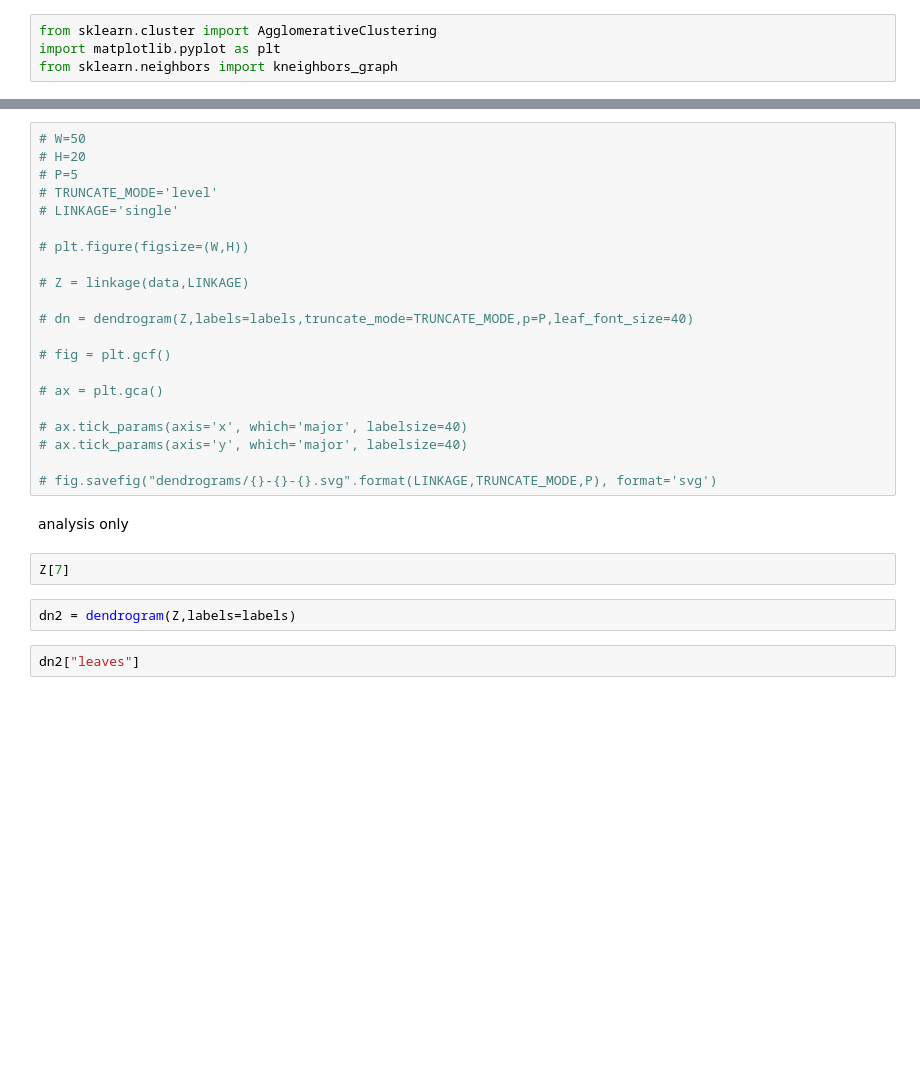
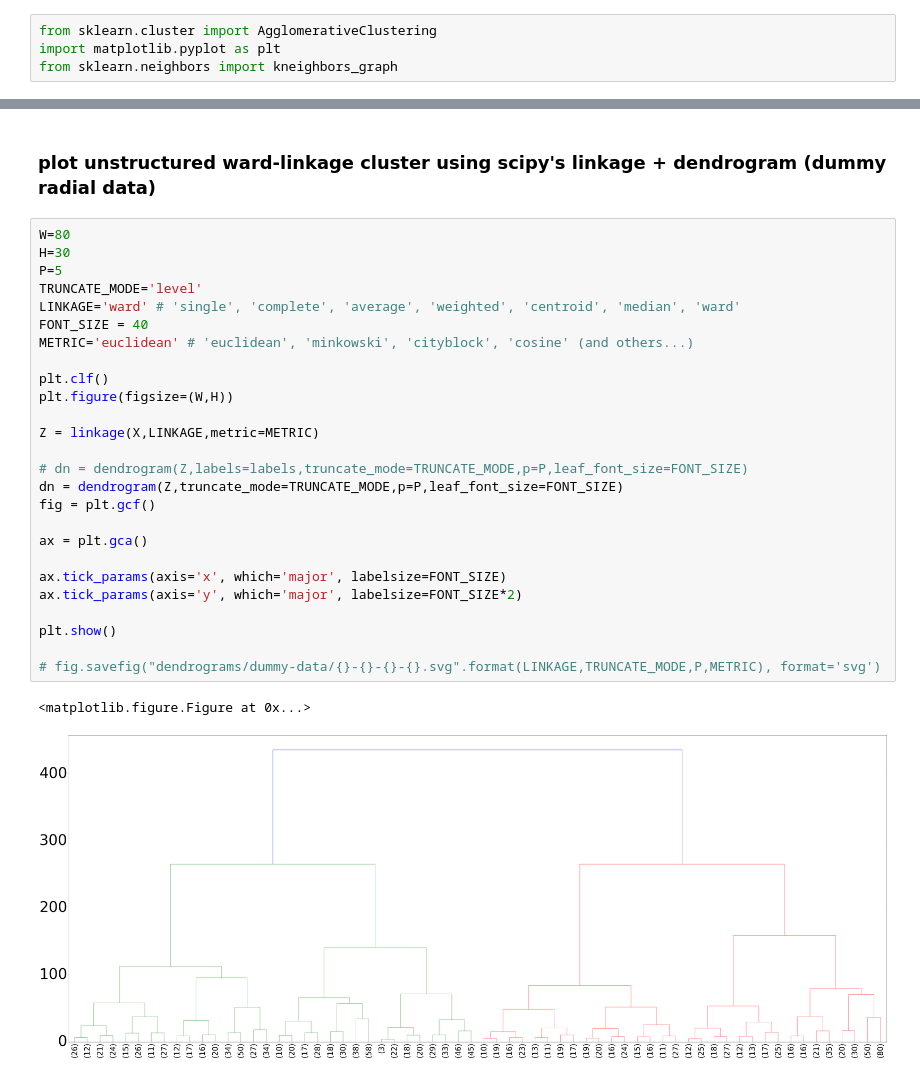
Before and after one commit to queirozfcom/auto-tagger, a Jupyter notebook: notebooks/tag-hierarchy/experimenting-with-hierarchical-clustering.ipynb, the cells around one changed output, grey strips where cells are left out. Cells and saved outputs as stored; diff of their text form; blank space fills up the shorter version.

```diff
--- a/notebooks/tag-hierarchy/experimenting-with-hierarchical-clustering.ipynb
+++ b/notebooks/tag-hierarchy/experimenting-with-hierarchical-clustering.ipynb
@@ -120,29 +126,31 @@ kneighbors_graph(X, 30, include_self=False)
+# %% [markdown]
+### plot unstructured ward-linkage cluster using scipy's linkage + dendrogram (dummy radial data)
 # %%
-# W=50
-# H=20
-# P=5
-# TRUNCATE_MODE='level'
-# LINKAGE='single'
+W=80
+H=30
+P=5
+TRUNCATE_MODE='level'
+LINKAGE='ward' # 'single', 'complete', 'average', 'weighted', 'centroid', 'median', 'ward'
+FONT_SIZE = 40
+METRIC='euclidean' # 'euclidean', 'minkowski', 'cityblock', 'cosine' (and others...)
 
-# plt.figure(figsize=(W,H))
+plt.clf()
+plt.figure(figsize=(W,H))
 
-# Z = linkage(data,LINKAGE)
+Z = linkage(X,LINKAGE,metric=METRIC)
 
-# dn = dendrogram(Z,labels=labels,truncate_mode=TRUNCATE_MODE,p=P,leaf_font_size=40)
+# dn = dendrogram(Z,labels=labels,truncate_mode=TRUNCATE_MODE,p=P,leaf_font_size=FONT_SIZE)
+dn = dendrogram(Z,truncate_mode=TRUNCATE_MODE,p=P,leaf_font_size=FONT_SIZE)
+fig = plt.gcf()
 
-# fig = plt.gcf()
+ax = plt.gca()
 
-# ax = plt.gca()
+ax.tick_params(axis='x', which='major', labelsize=FONT_SIZE)
+ax.tick_params(axis='y', which='major', labelsize=FONT_SIZE*2)
 
-# ax.tick_params(axis='x', which='major', labelsize=40)
-# ax.tick_params(axis='y', which='major', labelsize=40)
+plt.show()
 
-# fig.savefig("dendrograms/{}-{}-{}.svg".format(LINKAGE,TRUNCATE_MODE,P), format='svg')
+# fig.savefig("dendrograms/dummy-data/{}-{}-{}-{}.svg".format(LINKAGE,TRUNCATE_MODE,P,METRIC), format='svg')
+# %% [output]
+<matplotlib.figure.Figure at 0x...>
+[figure, added]
-# %% [markdown]
-analysis only
-# %%
-Z[7]
-# %%
-dn2 = dendrogram(Z,labels=labels)
-# %%
-dn2["leaves"]
```
Also changed, not shown: parts of 18 cells of this notebook, 17 other files.
